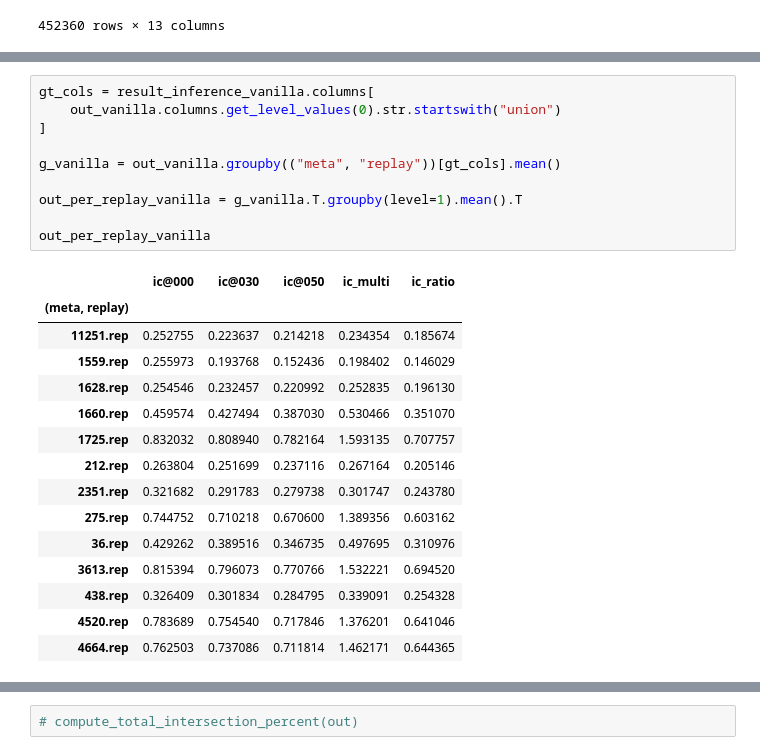
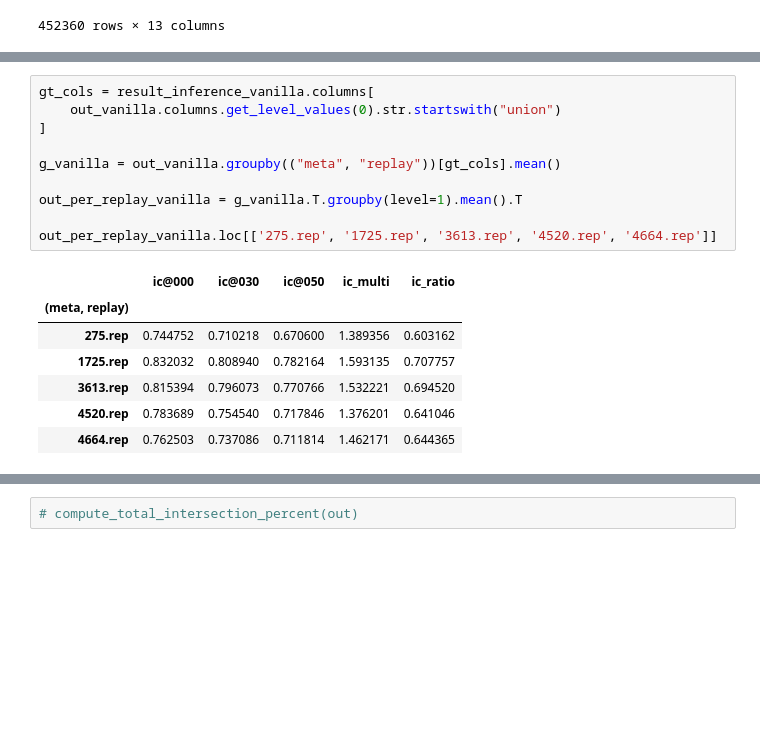
Before and after one commit to baecm/starcraft-vision, a Jupyter notebook: notebooks/inference_viewer copy.ipynb, the cells around one changed output, grey strips where cells are left out. Saved outputs shown, nothing was run; the diff lists cells and outputs as text; blank space fills up the shorter version.

```diff
--- a/notebooks/inference_viewer copy.ipynb
+++ b/notebooks/inference_viewer copy.ipynb
@@ -488,27 +471,19 @@ result_inference_vanilla
 # %%
 gt_cols = result_inference_vanilla.columns[
     out_vanilla.columns.get_level_values(0).str.startswith("union")
 ]
 
 g_vanilla = out_vanilla.groupby(("meta", "replay"))[gt_cols].mean()
 
 out_per_replay_vanilla = g_vanilla.T.groupby(level=1).mean().T
 
-out_per_replay_vanilla
+out_per_replay_vanilla.loc[['275.rep', '1725.rep', '3613.rep', '4520.rep', '4664.rep']]
 # %% [output]
 |  | ic@000 | ic@030 | ic@050 | ic_multi | ic_ratio |
 | (meta, replay) |  |  |  |  |  |
-| 11251.rep | 0.252755 | 0.223637 | 0.214218 | 0.234354 | 0.185674 |
-| 1559.rep | 0.255973 | 0.193768 | 0.152436 | 0.198402 | 0.146029 |
-| 1628.rep | 0.254546 | 0.232457 | 0.220992 | 0.252835 | 0.196130 |
-| 1660.rep | 0.459574 | 0.427494 | 0.387030 | 0.530466 | 0.351070 |
+| 275.rep | 0.744752 | 0.710218 | 0.670600 | 1.389356 | 0.603162 |
 | 1725.rep | 0.832032 | 0.808940 | 0.782164 | 1.593135 | 0.707757 |
-| 212.rep | 0.263804 | 0.251699 | 0.237116 | 0.267164 | 0.205146 |
-| 2351.rep | 0.321682 | 0.291783 | 0.279738 | 0.301747 | 0.243780 |
-| 275.rep | 0.744752 | 0.710218 | 0.670600 | 1.389356 | 0.603162 |
-| 36.rep | 0.429262 | 0.389516 | 0.346735 | 0.497695 | 0.310976 |
 | 3613.rep | 0.815394 | 0.796073 | 0.770766 | 1.532221 | 0.694520 |
-| 438.rep | 0.326409 | 0.301834 | 0.284795 | 0.339091 | 0.254328 |
 | 4520.rep | 0.783689 | 0.754540 | 0.717846 | 1.376201 | 0.641046 |
 | 4664.rep | 0.762503 | 0.737086 | 0.711814 | 1.462171 | 0.644365 |
 # %%
```
Also changed, not shown: parts of 29 cells of this notebook.
